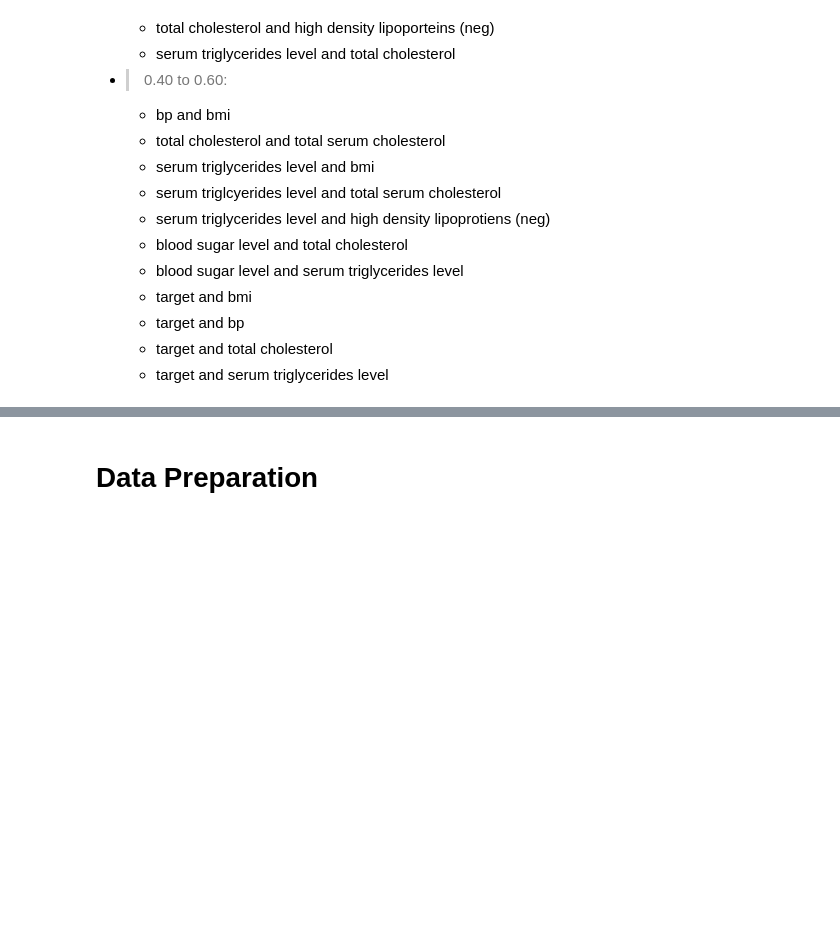
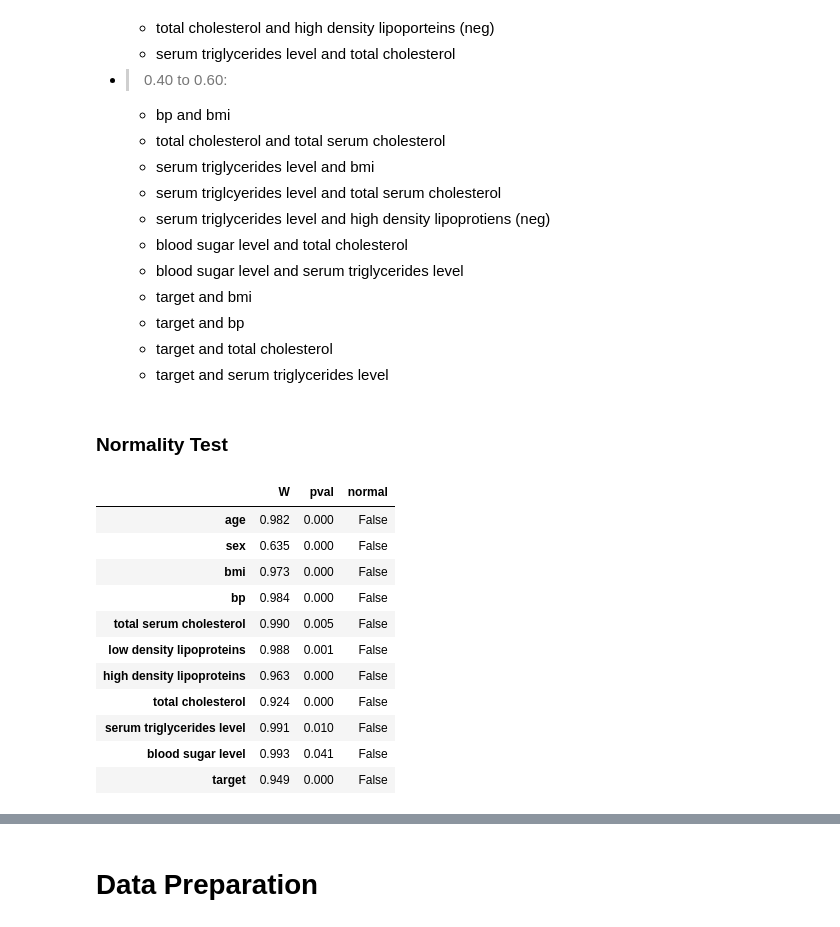
Before and after one commit to mglissmann/09_17_2024, a Jupyter notebook: diabetes_progression.ipynb, the cells around one changed output, grey strips where cells are left out. Saved outputs shown, nothing was run; the diff lists cells and outputs as text; code cells hidden in the pictures; blank space fills up the shorter version.

```diff
--- a/diabetes_progression.ipynb
+++ b/diabetes_progression.ipynb
@@ -193,3 +193,20 @@ plt.show()
     - target and bp
     - target and total cholesterol
     - target and serum triglycerides level
+# %% [markdown]
+### Normality Test
+# %%
+pg.normality(data=df_unscaled, method='shapiro').round(3)
+# %% [output]
+|  | W | pval | normal |
+| age | 0.982 | 0.000 | False |
+| sex | 0.635 | 0.000 | False |
+| bmi | 0.973 | 0.000 | False |
+| bp | 0.984 | 0.000 | False |
+| total serum cholesterol | 0.990 | 0.005 | False |
+| low density lipoproteins | 0.988 | 0.001 | False |
+| high density lipoproteins | 0.963 | 0.000 | False |
+| total cholesterol | 0.924 | 0.000 | False |
+| serum triglycerides level | 0.991 | 0.010 | False |
+| blood sugar level | 0.993 | 0.041 | False |
+| target | 0.949 | 0.000 | False |
```
Also changed, not shown: parts of 8 cells of this notebook.
